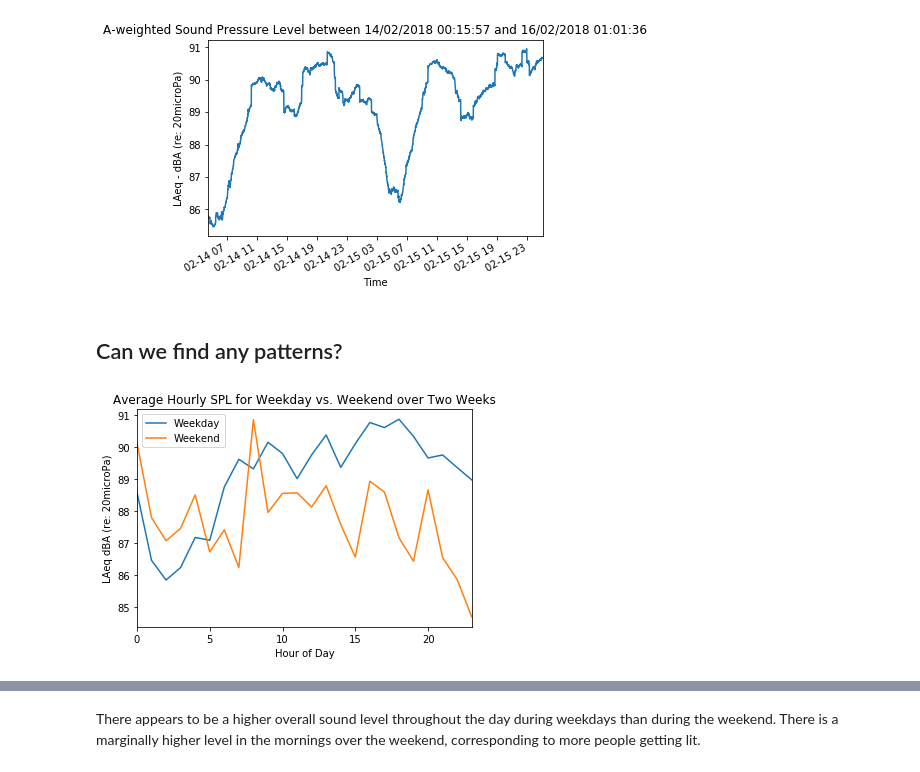
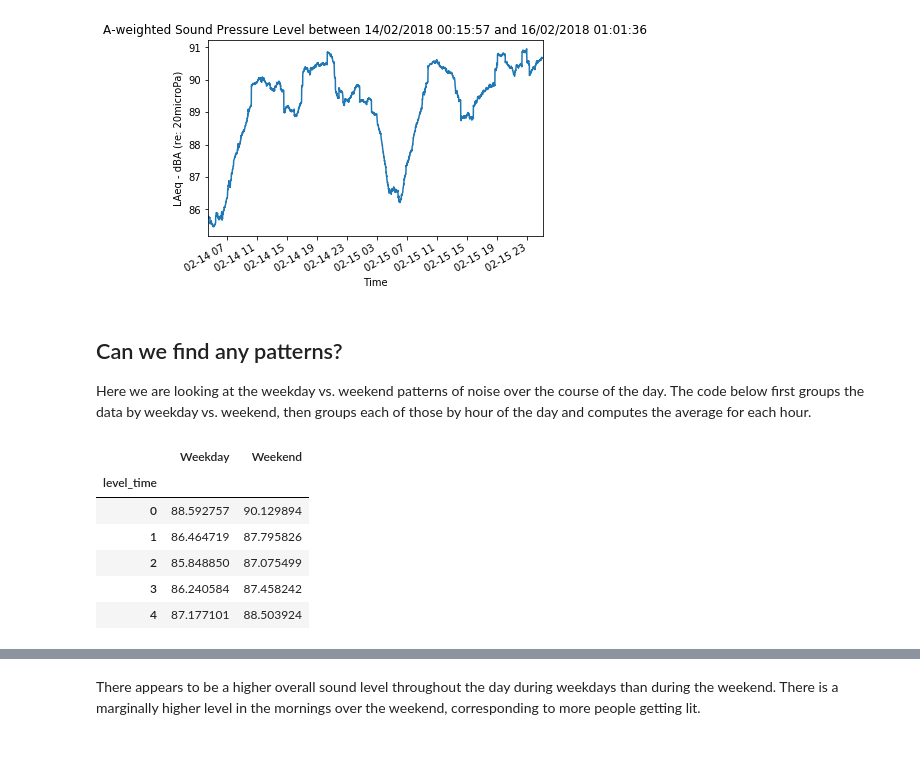
Before and after one commit to cmydlarz/NYU_CUSP_UrbanSoundSensing2017, a Jupyter notebook: Audio Lab.ipynb, the cells around one changed output, grey strips where cells are left out. Cells and saved outputs as stored; diff of their text form; code cells hidden in the pictures.

```diff
--- a/Audio Lab.ipynb
+++ b/Audio Lab.ipynb
@@ -78,20 +99,25 @@ plt.ylabel('LAeq - dBA (re: 20microPa)');
 # %% [output]
 rolling average over 240 minutes, ~14.7 samples / min
 [figure]
-# %% [markdown]
-## Can we find any patterns?
+# %% [markdown]
+## Can we find any patterns?
+Here we are looking at the weekday vs. weekend patterns of noise over the course of the day. The code below first groups the data by weekday vs. weekend, then groups each of those by hour of the day and computes the average for each hour.
 # %%
 def average_hourly_spl(df):
+    # averages over the hour of the day
     return df.groupby(df.index.hour).apply(mean_dB)
 
 # get numpy array with weekend/weekday
 is_weekend = pd.Series(df_full.index.weekday <= 5).map({True: 'Weekday', False: 'Weekend'}).values
 
 # first groupby weekday vs weekend, then groupby and average over each hour
 dB_by_wk_hr = df_full.laeq.groupby(is_weekend).apply(average_hourly_spl).unstack().T
-dB_by_wk_hr.plot()
-plt.title('Average Hourly SPL for Weekday vs. Weekend over Two Weeks')
-plt.xlabel('Hour of Day')
-plt.ylabel('LAeq dBA (re: 20microPa)');
+dB_by_wk_hr.head()
 # %% [output]
-[figure, removed]
+|  | Weekday | Weekend |
+| level_time |  |  |
+| 0 | 88.592757 | 90.129894 |
+| 1 | 86.464719 | 87.795826 |
+| 2 | 85.848850 | 87.075499 |
+| 3 | 86.240584 | 87.458242 |
+| 4 | 87.177101 | 88.503924 |
```
Also changed, not shown: parts of 25 cells of this notebook.
